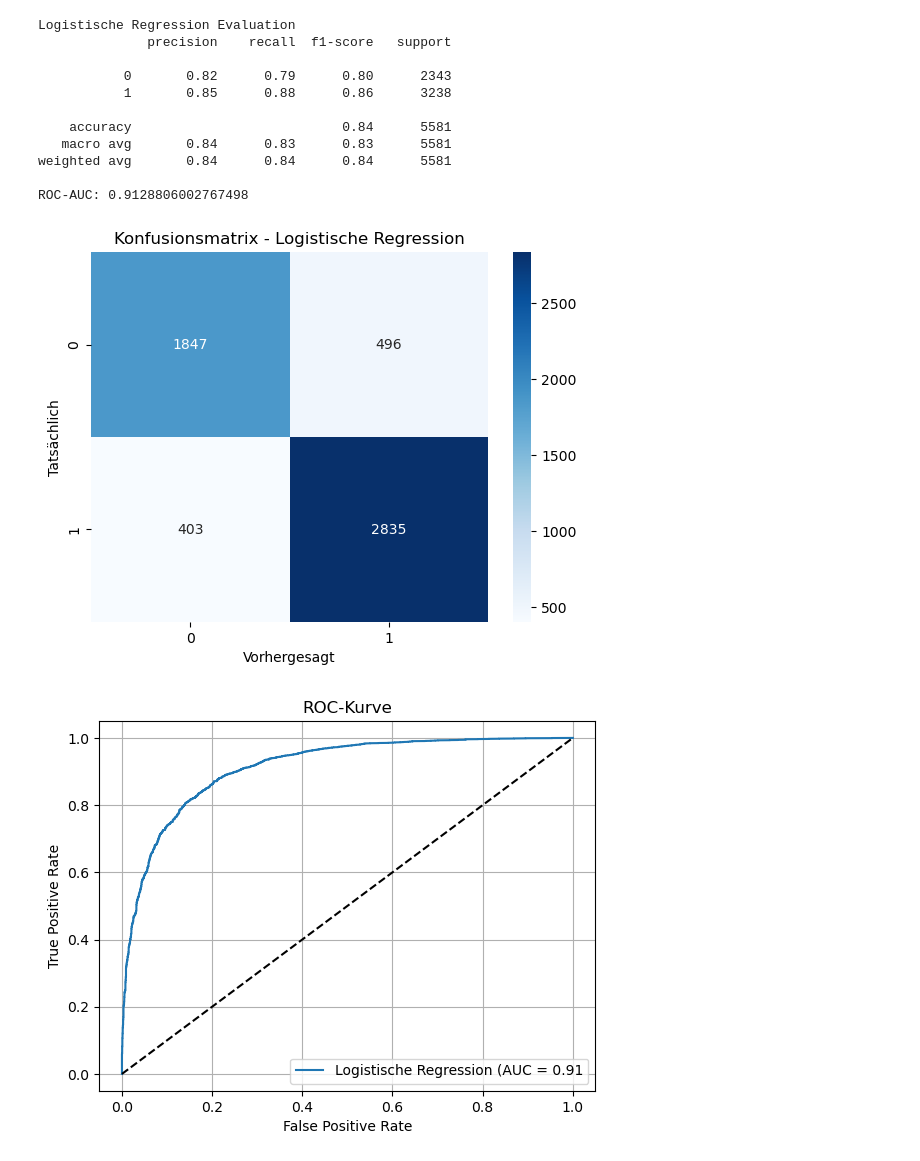
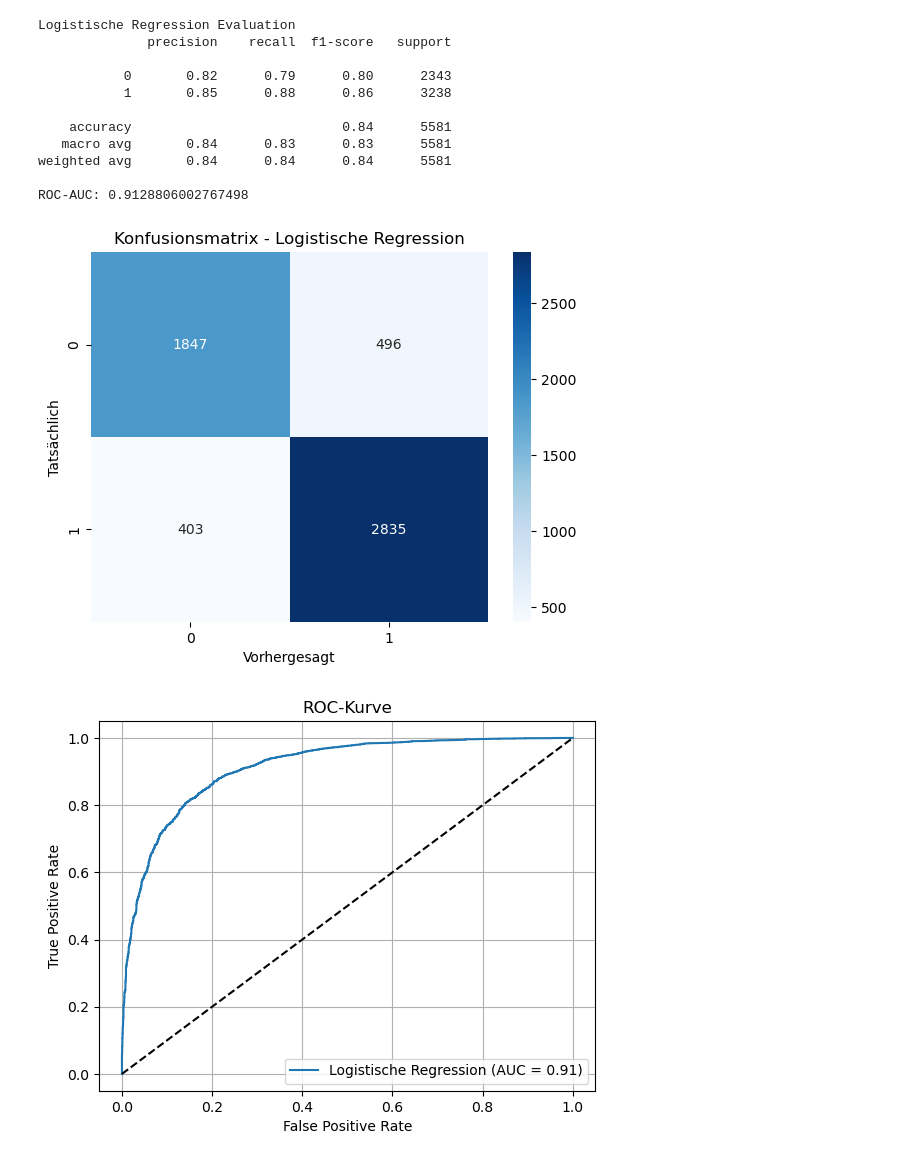
Before and after one commit to aronse1/Electric-Vehicle-Population-Data, a Jupyter notebook: notebooks/01_supervised_depression_classification.ipynb, the cells around one changed output. Saved outputs shown, nothing was run; the diff lists cells and outputs as text; code cells hidden in the pictures.

```diff
--- a/notebooks/01_supervised_depression_classification.ipynb
+++ b/notebooks/01_supervised_depression_classification.ipynb
@@ -43,32 +44,32 @@ def evaluate_model(name, y_true, y_pred, y_proba):
     sns.heatmap(cm, annot=True, fmt='d', cmap='Blues')
     plt.title(f"Konfusionsmatrix - {name}")
     plt.xlabel("Vorhergesagt")
     plt.ylabel("Tatsächlich")
     plt.show()
 
     # ROC-Kurve
     fpr, tpr, _ = roc_curve(y_true, y_proba)
-    plt.plot(fpr, tpr, label=f'{name} (AUC = {roc_auc_score(y_true, y_proba):.2f}')
+    plt.plot(fpr, tpr, label=f'{name} (AUC = {roc_auc_score(y_true, y_proba):.2f})')
     plt.plot([0, 1], [0, 1], 'k--')
     plt.xlabel("False Positive Rate")
     plt.ylabel("True Positive Rate")
     plt.title("ROC-Kurve")
     plt.legend()
     plt.grid()
     plt.show()
 
 evaluate_model("Logistische Regression", y_test, y_pred_logreg, y_proba_logreg)
 # %% [output]
 Logistische Regression Evaluation
               precision    recall  f1-score   support
 
            0       0.82      0.79      0.80      2343
            1       0.85      0.88      0.86      3238
 
     accuracy                           0.84      5581
    macro avg       0.84      0.83      0.83      5581
 weighted avg       0.84      0.84      0.84      5581
 
 ROC-AUC: 0.9128806002767498
 [figure]
-[figure, old version]
+[figure, new version]
```
Also changed, not shown: parts of 3 cells of this notebook.
